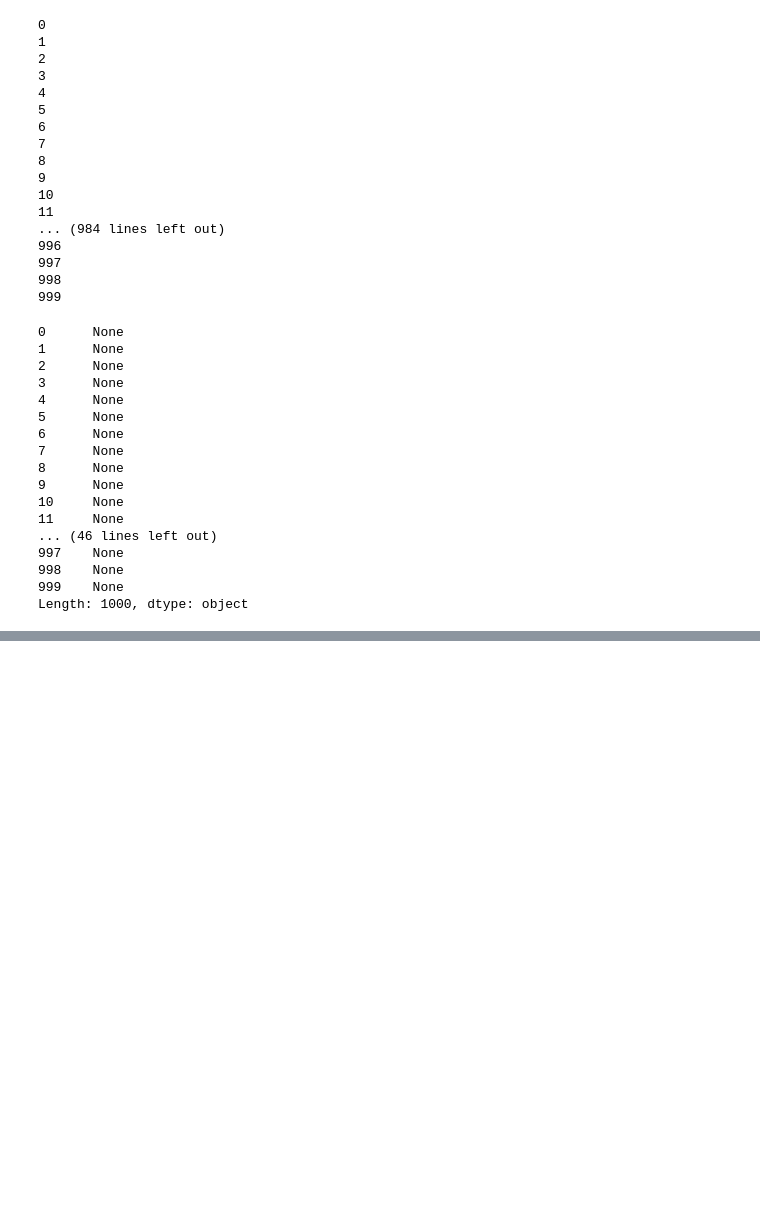
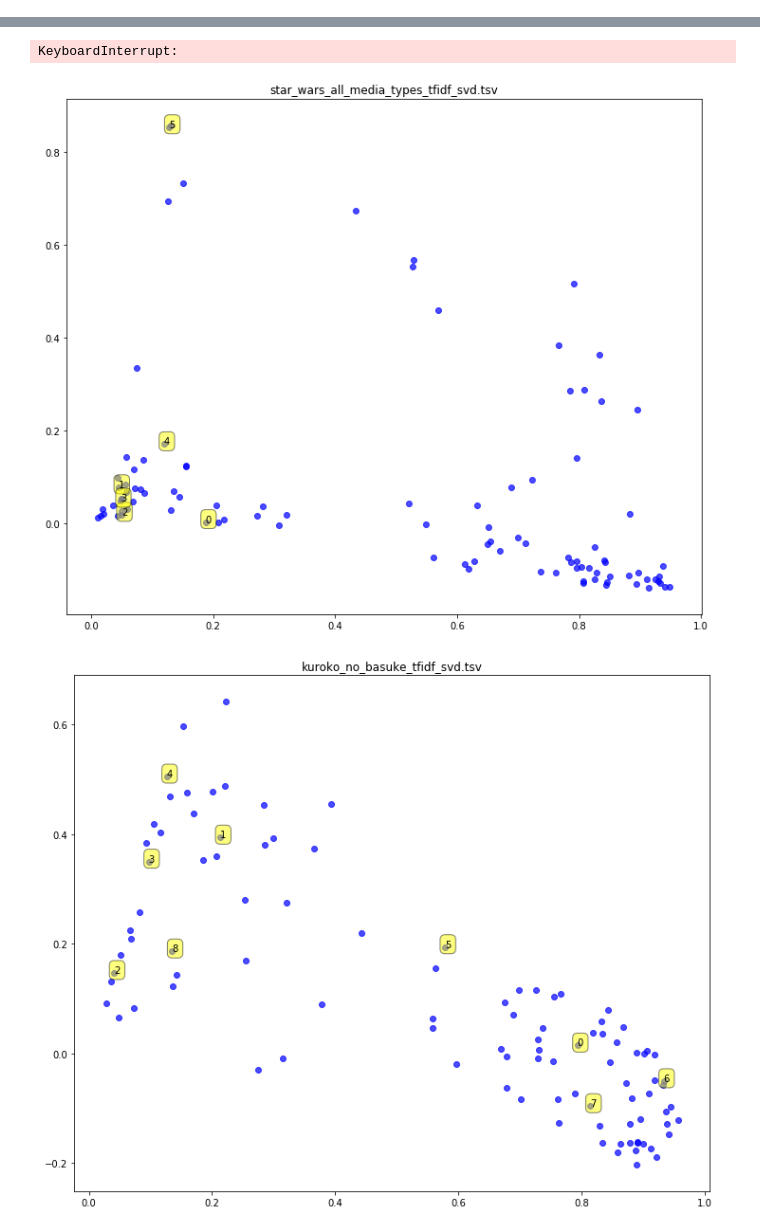
Before and after one commit to yzjing/ao3_old, a Jupyter notebook: exps/20180521_clustering/svd_analysis.ipynb, the cells around one changed output, grey strips where cells are left out. Drawn from its saved outputs; the diff is of its cells as text; code cells hidden in the pictures; blank space fills up the shorter version.

```diff
--- a/exps/20180521_clustering/svd_analysis.ipynb
+++ b/exps/20180521_clustering/svd_analysis.ipynb
@@ -137 +150,16 @@ df.iloc[311].URL
+# %%
+text = []
+for i,fandom in enumerate(fandom_list):
+    df = pd.read_csv(os.path.join(data_path,fandom), sep = '\t')
+    for line in df.Text.tolist():
+        text.extend(word.lower() for word in line.split())
+bg = Counter(text)
+# %%
+def overrep_words(row, corp_b, bg):
+    text = [word.lower() for word in row.split()]
+    corp_a = Counter(text)
+    result = logodds({'fic':corp_a, 'fandom':corp_b}, bg)
+#     for k in sorted(result['fic'], key=result['fic'].get, reverse=True):
+#         print(k,result['fic'][k])
+    return sorted(result['fic'], key=result['fic'].get)[0:20]
 # %%
@@ -143,2 +173,0 @@ df
-# %%
-df = pd.DataFrame(svd)
@@ -166,37 +174,20 @@ df
-# %%
-df.apply(lambda row: print(row.name), axis=1)
-# %% [output]
-0
-1
-2
-3
-4
-5
-6
-7
-8
-9
-10
-11
-... (984 lines left out)
-996
-997
-998
-999
-0      None
-1      None
-2      None
-3      None
-4      None
-5      None
-6      None
-7      None
-8      None
-9      None
-10     None
-11     None
-... (46 lines left out)
-997    None
-998    None
-999    None
-Length: 1000, dtype: object
+# %%
+for i,fandom in enumerate(fandom_list):
+    df = pd.read_csv(os.path.join(data_path,fandom), sep = '\t')
+    df = df.sample(100)
+    text = []
+    for line in df.Text.tolist():
+        text.extend(word.lower() for word in line.split())
+    corp_b = Counter(text)
+    df['overrep_words'] = df['Text'].apply(lambda x: overrep_words(x, corp_b, bg))
+    plt.figure(figsize = (12, 10))
+    plt.scatter(df['pc1'], df['pc2'],alpha=0.7,c='blue')
+    l = 0
+    for label, x, y in zip(df['overrep_words'], df['pc1'], df['pc2']):
+        r = random.randint(0,100)
+        if r % 10 == 0:
+            plt.annotate(l, xy = (x,y),bbox=dict(boxstyle='round,pad=0.5', fc='yellow', alpha=0.5))
+            print(l, ":", label)
+            l += 1
+    plt.title(fandom)
+# %% [output]
@@ -202,0 +209,3 @@ Length: 1000, dtype: object
+KeyboardInterrupt:
+[figure, added]
+[figure, added]
```
Also changed, not shown: parts of 16 cells of this notebook, 3 other files.
